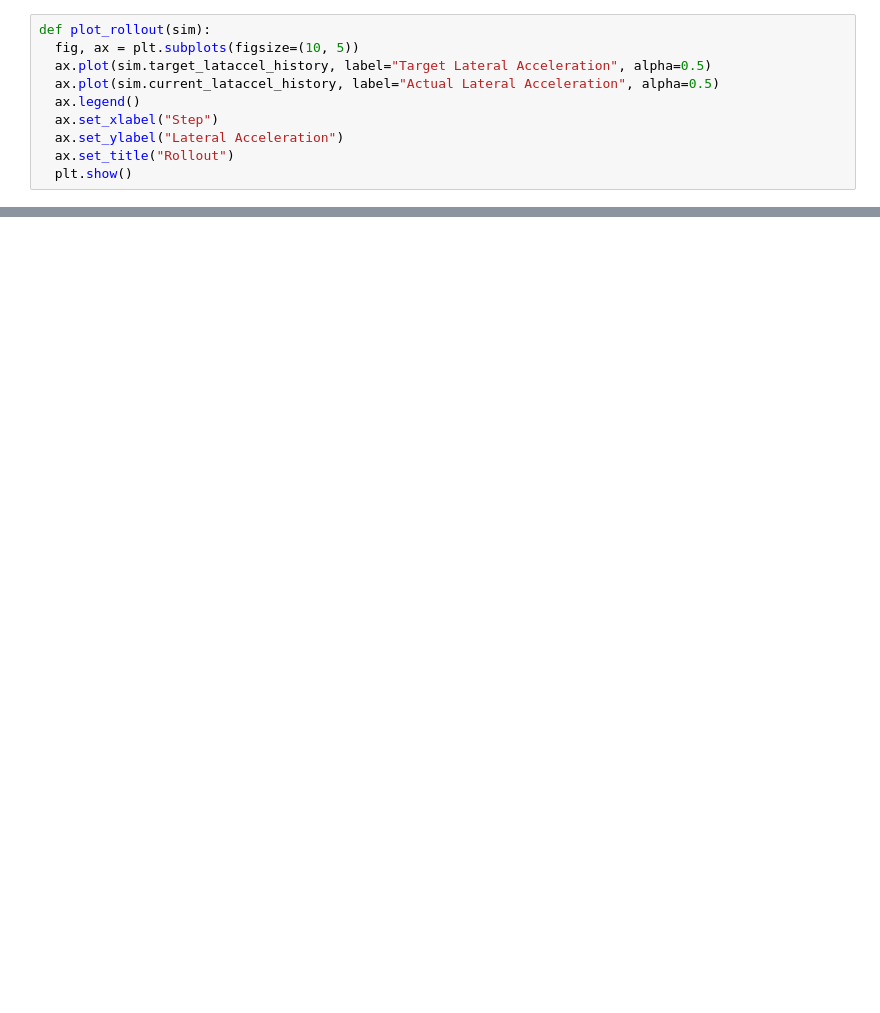
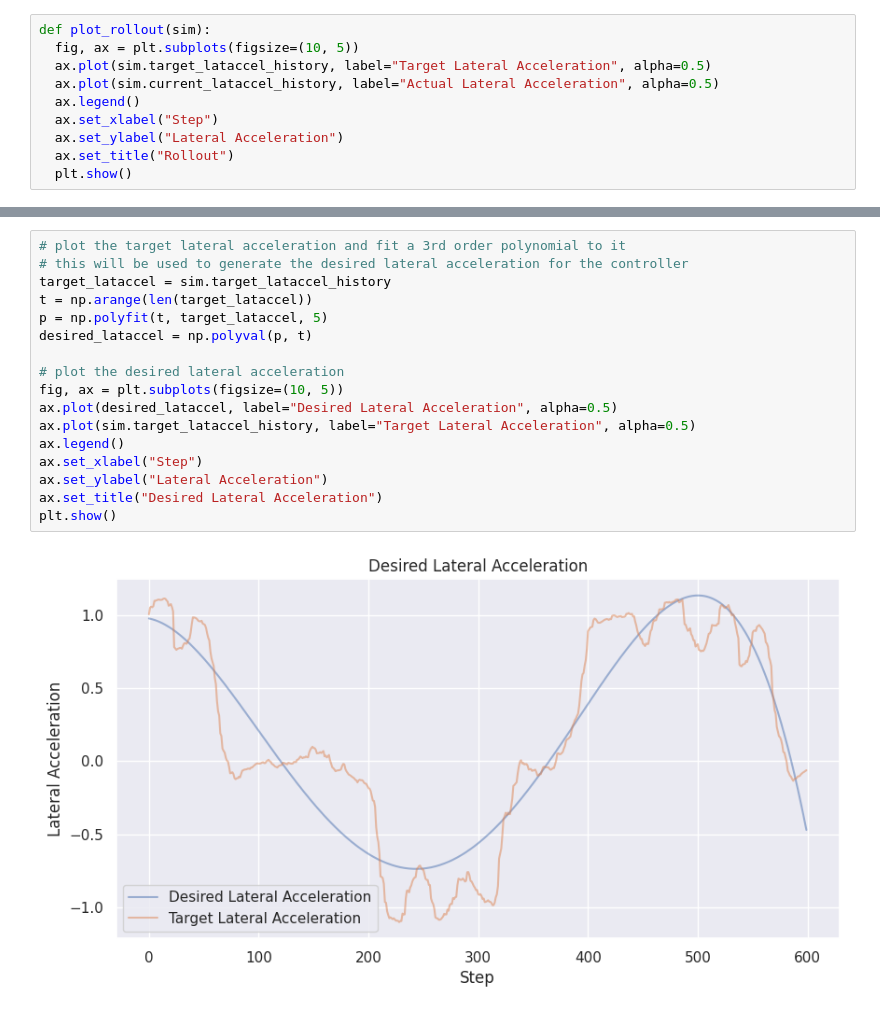
Before and after one commit to mesmatyi/controls_challenge, a Jupyter notebook: experiment.ipynb, the cells around one changed output, grey strips where cells are left out. Cells and saved outputs as stored; diff of their text form; blank space fills up the shorter version.

```diff
--- a/experiment.ipynb
+++ b/experiment.ipynb
@@ -124,0 +118,19 @@ plot_rollout(sim)
+# %%
+# plot the target lateral acceleration and fit a 3rd order polynomial to it
+# this will be used to generate the desired lateral acceleration for the controller
+target_lataccel = sim.target_lataccel_history
+t = np.arange(len(target_lataccel))
+p = np.polyfit(t, target_lataccel, 5)
+desired_lataccel = np.polyval(p, t)
+
+# plot the desired lateral acceleration
+fig, ax = plt.subplots(figsize=(10, 5))
+ax.plot(desired_lataccel, label="Desired Lateral Acceleration", alpha=0.5)
+ax.plot(sim.target_lataccel_history, label="Target Lateral Acceleration", alpha=0.5)
+ax.legend()
+ax.set_xlabel("Step")
+ax.set_ylabel("Lateral Acceleration")
+ax.set_title("Desired Lateral Acceleration")
+plt.show()
+# %% [output]
+[figure, added]
```
Also changed, not shown: parts of 7 cells of this notebook, 1 other file.
